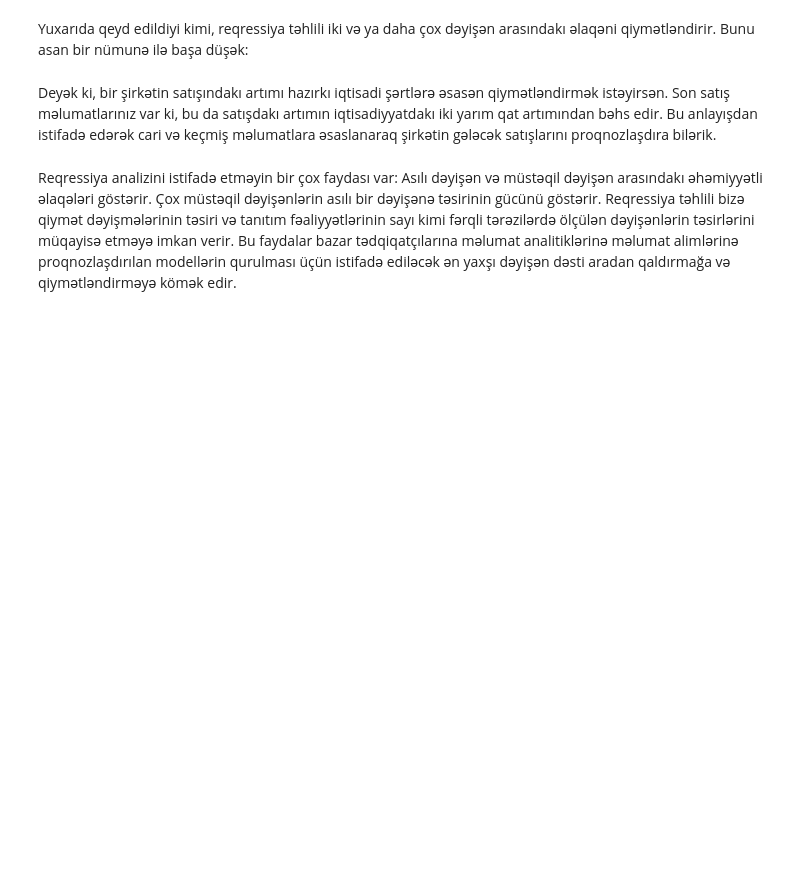
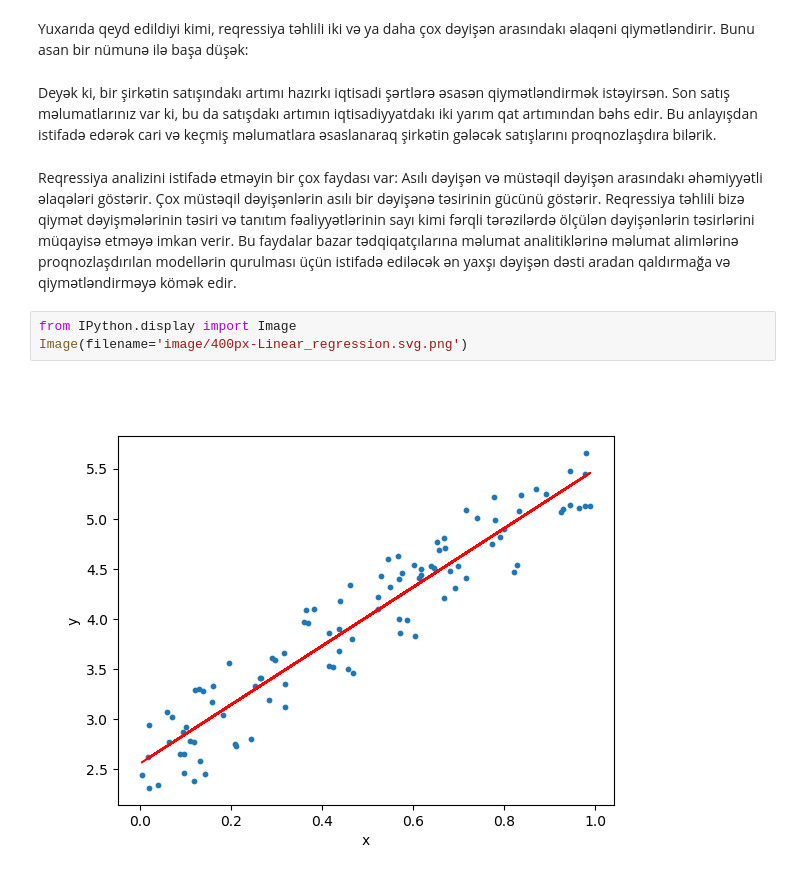
Before and after one commit to RashadGarayev/MachineLearningAZ, a Jupyter notebook: MachineLearningAz/Regression.ipynb, the cells around one changed output. Saved outputs shown, nothing was run; the diff lists cells and outputs as text; blank space fills up the shorter version.

```diff
--- a/MachineLearningAz/Regression.ipynb
+++ b/MachineLearningAz/Regression.ipynb
@@ -22,3 +22,8 @@ Deyək ki, bir şirkətin satışındakı artımı hazırkı iqtisadi şərtlər
 Reqressiya analizini istifadə etməyin bir çox faydası var: Asılı dəyişən və müstəqil dəyişən arasındakı əhəmiyyətli əlaqələri göstərir.
 Çox müstəqil dəyişənlərin asılı bir dəyişənə təsirinin gücünü göstərir.
 Reqressiya təhlili bizə qiymət dəyişmələrinin təsiri və tanıtım fəaliyyətlərinin sayı kimi fərqli tərəzilərdə ölçülən dəyişənlərin təsirlərini müqayisə etməyə imkan verir. Bu faydalar bazar tədqiqatçılarına məlumat analitiklərinə məlumat alimlərinə proqnozlaşdırılan modellərin qurulması üçün istifadə ediləcək ən yaxşı dəyişən dəsti aradan qaldırmağa və qiymətləndirməyə kömək edir.
+# %%
+from IPython.display import Image
+Image(filename='image/400px-Linear_regression.svg.png')
+# %% [output]
+[figure, added]
```
Also changed, not shown: parts of 21 cells of this notebook, 7 other files.
